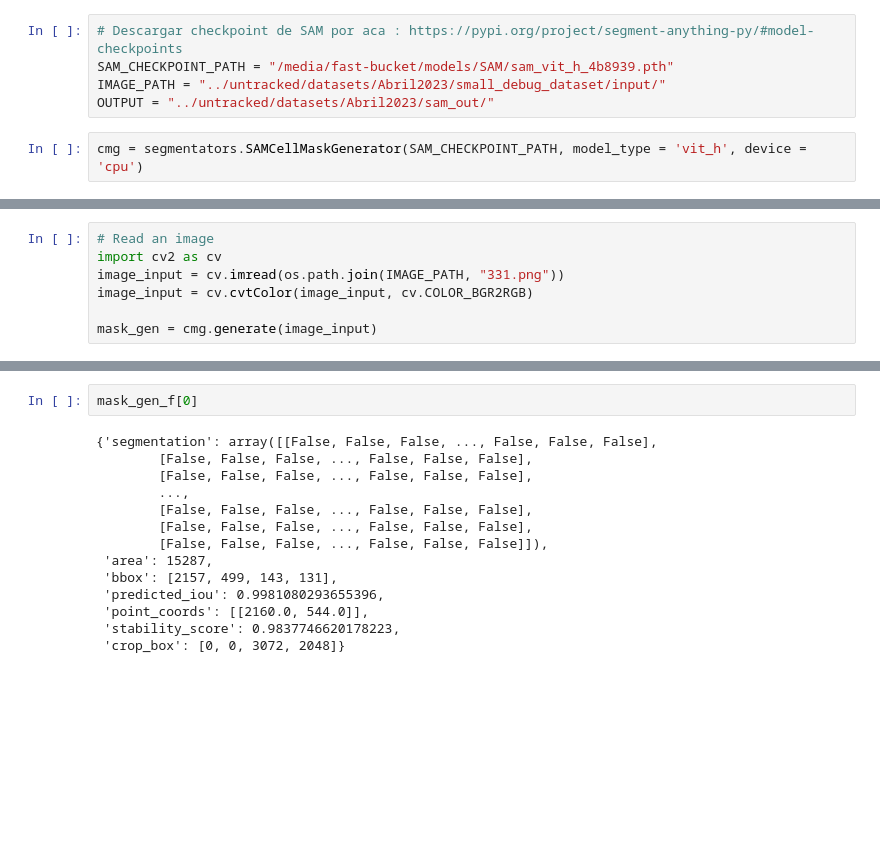
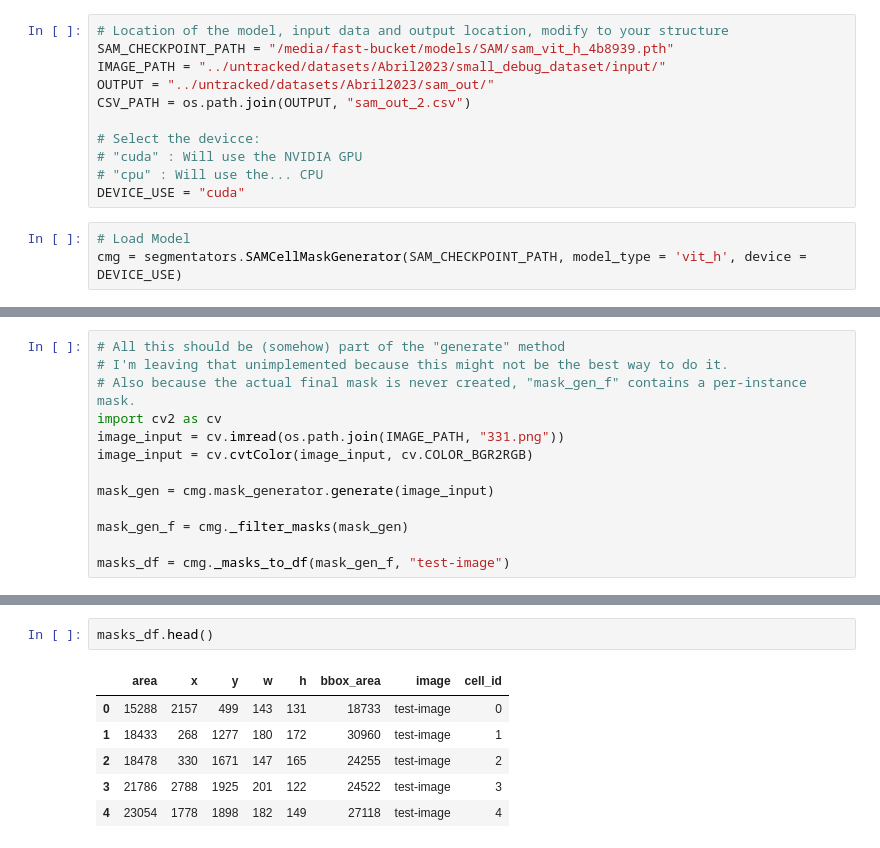
Before and after one commit to RawthiL/giar_ina_dev, a Jupyter notebook: notebooks/cell_segmentation_test.ipynb, the cells around one changed output, grey strips where cells are left out. Drawn from its saved outputs; the diff is of its cells as text; blank space fills up the shorter version.

```diff
--- a/notebooks/cell_segmentation_test.ipynb
+++ b/notebooks/cell_segmentation_test.ipynb
@@ -12,7 +26,14 @@ from models import cell_segmentation as segmentators
 # %%
-# Descargar checkpoint de SAM por aca : https://pypi.org/project/segment-anything-py/#model-checkpoints
+# Location of the model, input data and output location, modify to your structure
 SAM_CHECKPOINT_PATH = "/media/fast-bucket/models/SAM/sam_vit_h_4b8939.pth"
 IMAGE_PATH = "../untracked/datasets/Abril2023/small_debug_dataset/input/"
 OUTPUT = "../untracked/datasets/Abril2023/sam_out/"
+CSV_PATH = os.path.join(OUTPUT, "sam_out_2.csv")
+
+# Select the devicce:
+# "cuda" : Will use the NVIDIA GPU
+# "cpu" : Will use the... CPU
+DEVICE_USE = "cuda"
 # %%
-cmg = segmentators.SAMCellMaskGenerator(SAM_CHECKPOINT_PATH, model_type = 'vit_h', device = 'cpu')
+# Load Model
+cmg = segmentators.SAMCellMaskGenerator(SAM_CHECKPOINT_PATH, model_type = 'vit_h', device = DEVICE_USE)
@@ -23,7 +69,13 @@ data_utils.dataset_cell_segmentation(cmg, IMAGE_PATH, os.path.join(OUTPUT, "sam_
 # %%
-# Read an image
+# All this should be (somehow) part of the "generate" method
+# I'm leaving that unimplemented because this might not be the best way to do it.
+# Also because the actual final mask is never created, "mask_gen_f" contains a per-instance mask.
 import cv2 as cv
 image_input = cv.imread(os.path.join(IMAGE_PATH, "331.png"))
 image_input = cv.cvtColor(image_input, cv.COLOR_BGR2RGB)
 
-mask_gen = cmg.generate(image_input)
+mask_gen = cmg.mask_generator.generate(image_input)
+
+mask_gen_f = cmg._filter_masks(mask_gen)
+
+masks_df = cmg._masks_to_df(mask_gen_f, "test-image")
@@ -49,17 +82,10 @@ masks_df
-# %%
-mask_gen_f[0]
-# %% [output]
-{'segmentation': array([[False, False, False, ..., False, False, False],
-        [False, False, False, ..., False, False, False],
-        [False, False, False, ..., False, False, False],
-        ...,
-        [False, False, False, ..., False, False, False],
-        [False, False, False, ..., False, False, False],
-        [False, False, False, ..., False, False, False]]),
- 'area': 15287,
- 'bbox': [2157, 499, 143, 131],
- 'predicted_iou': 0.9981080293655396,
- 'point_coords': [[2160.0, 544.0]],
- 'stability_score': 0.9837746620178223,
- 'crop_box': [0, 0, 3072, 2048]}
+# %%
+masks_df.head()
+# %% [output]
+|  | area | x | y | w | h | bbox_area | image | cell_id |
+| 0 | 15288 | 2157 | 499 | 143 | 131 | 18733 | test-image | 0 |
+| 1 | 18433 | 268 | 1277 | 180 | 172 | 30960 | test-image | 1 |
+| 2 | 18478 | 330 | 1671 | 147 | 165 | 24255 | test-image | 2 |
+| 3 | 21786 | 2788 | 1925 | 201 | 122 | 24522 | test-image | 3 |
+| 4 | 23054 | 1778 | 1898 | 182 | 149 | 27118 | test-image | 4 |
 # %%
```
Also changed, not shown: parts of 17 cells of this notebook, 2 other files.
